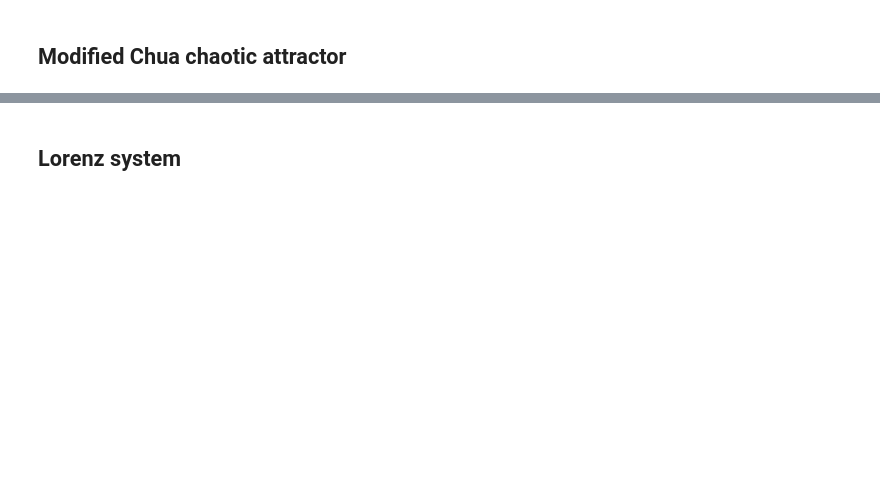
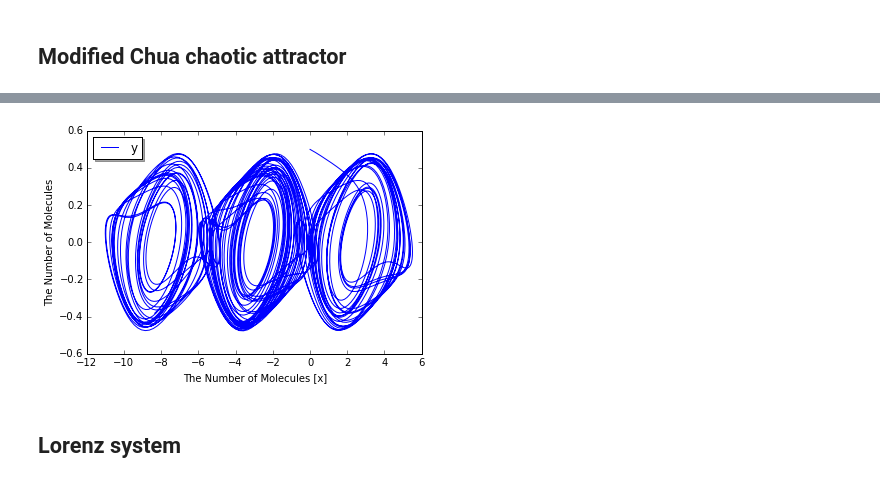
Before and after one commit to ecell/ecell4_base, a Jupyter notebook: ipynb/Examples/Attractors.ipynb, the cells around one changed output, grey strips where cells are left out. Drawn from its saved outputs; the diff is of its cells as text; code cells hidden in the pictures; blank space fills up the shorter version.

```diff
--- a/ipynb/Examples/Attractors.ipynb
+++ b/ipynb/Examples/Attractors.ipynb
@@ -32,6 +32,6 @@ with reaction_rules():
     ~z > z | (-beta * y)
 # %%
 run_simulation(numpy.linspace(0, 250, 5001),
-               y0={'x': 0, 'y': 0.49899, 'z': 0.2},
-               return_type='nyaplot', opt_args={'x': 'x', 'y': 'y'})
+               y0={'x': 0, 'y': 0.49899, 'z': 0.2}, # return_type='nyaplot',
+               opt_args={'x': 'x', 'y': 'y'})
 # %% [output]
@@ -39,3 +38,4 @@ run_simulation(numpy.linspace(0, 250, 5001),
+[figure, added]
 # %% [markdown]
 ## Lorenz system
 # %%
```
Also changed, not shown: parts of 5 cells of this notebook, 2 other files.
